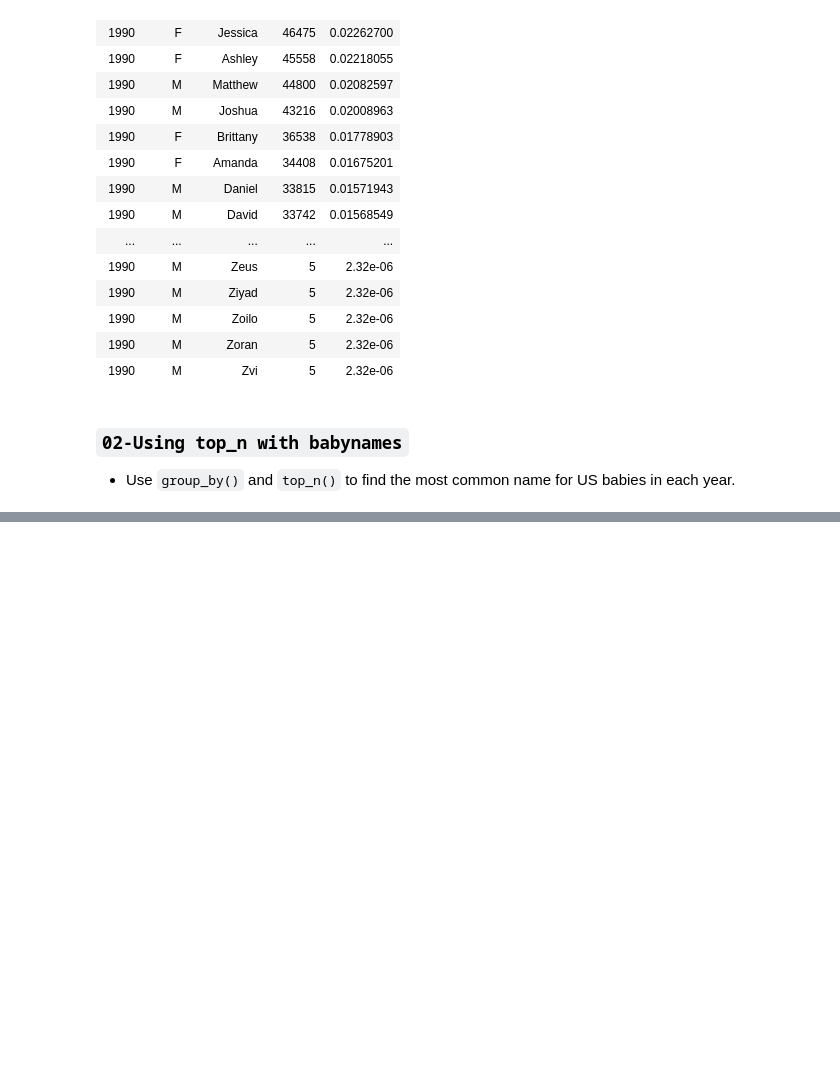
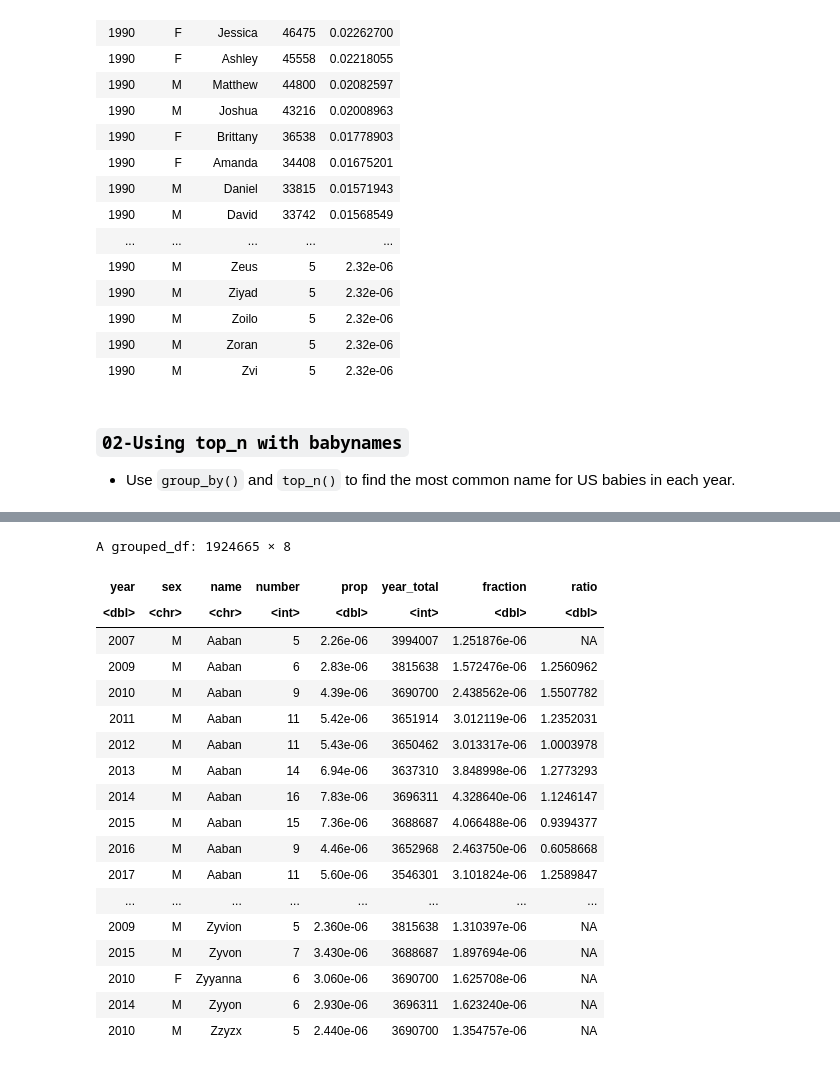
Before and after one commit to AI-MOO/Data_Scientist_with_R, a Jupyter notebook: 04_Data_Manipulation_with_dplyr/04_Case Study_The_babynames_Dataset.ipynb, the cells around one changed output, grey strips where cells are left out. Drawn from its saved outputs; the diff is of its cells as text; code cells hidden in the pictures; blank space fills up the shorter version.

```diff
--- a/04_Data_Manipulation_with_dplyr/04_Case Study_The_babynames_Dataset.ipynb
+++ b/04_Data_Manipulation_with_dplyr/04_Case Study_The_babynames_Dataset.ipynb
@@ -61,0 +242,34 @@ A tibble: 24719 × 5
+# %%
+babynames_fraction <- babynames %>%
+group_by(year) %>%
+mutate(year_total = sum(number)) %>%
+ungroup() %>%
+mutate(fraction = number / year_total)
+# %%
+babynames_fraction %>%
+  # Arrange the data in order of name, then year
+  arrange(name, year) %>%
+  # Group the data by name
+  group_by(name) %>%
+  # Add a ratio column that contains the ratio of fraction between each year
+  mutate(ratio = fraction/lag(fraction))
+# %% [output]
+A grouped_df: 1924665 × 8
+| year | sex | name | number | prop | year_total | fraction | ratio |
+| <dbl> | <chr> | <chr> | <int> | <dbl> | <int> | <dbl> | <dbl> |
+| 2007 | M | Aaban | 5 | 2.26e-06 | 3994007 | 1.251876e-06 | NA |
+| 2009 | M | Aaban | 6 | 2.83e-06 | 3815638 | 1.572476e-06 | 1.2560962 |
+| 2010 | M | Aaban | 9 | 4.39e-06 | 3690700 | 2.438562e-06 | 1.5507782 |
+| 2011 | M | Aaban | 11 | 5.42e-06 | 3651914 | 3.012119e-06 | 1.2352031 |
+| 2012 | M | Aaban | 11 | 5.43e-06 | 3650462 | 3.013317e-06 | 1.0003978 |
+| 2013 | M | Aaban | 14 | 6.94e-06 | 3637310 | 3.848998e-06 | 1.2773293 |
+| 2014 | M | Aaban | 16 | 7.83e-06 | 3696311 | 4.328640e-06 | 1.1246147 |
+| 2015 | M | Aaban | 15 | 7.36e-06 | 3688687 | 4.066488e-06 | 0.9394377 |
+| 2016 | M | Aaban | 9 | 4.46e-06 | 3652968 | 2.463750e-06 | 0.6058668 |
+| 2017 | M | Aaban | 11 | 5.60e-06 | 3546301 | 3.101824e-06 | 1.2589847 |
+| ... | ... | ... | ... | ... | ... | ... | ... |
+| 2009 | M | Zyvion | 5 | 2.360e-06 | 3815638 | 1.310397e-06 | NA |
+| 2015 | M | Zyvon | 7 | 3.430e-06 | 3688687 | 1.897694e-06 | NA |
+| 2010 | F | Zyyanna | 6 | 3.060e-06 | 3690700 | 1.625708e-06 | NA |
+| 2014 | M | Zyyon | 6 | 2.930e-06 | 3696311 | 1.623240e-06 | NA |
+| 2010 | M | Zzyzx | 5 | 2.440e-06 | 3690700 | 1.354757e-06 | NA |
```
Also changed, not shown: parts of 21 cells of this notebook.
